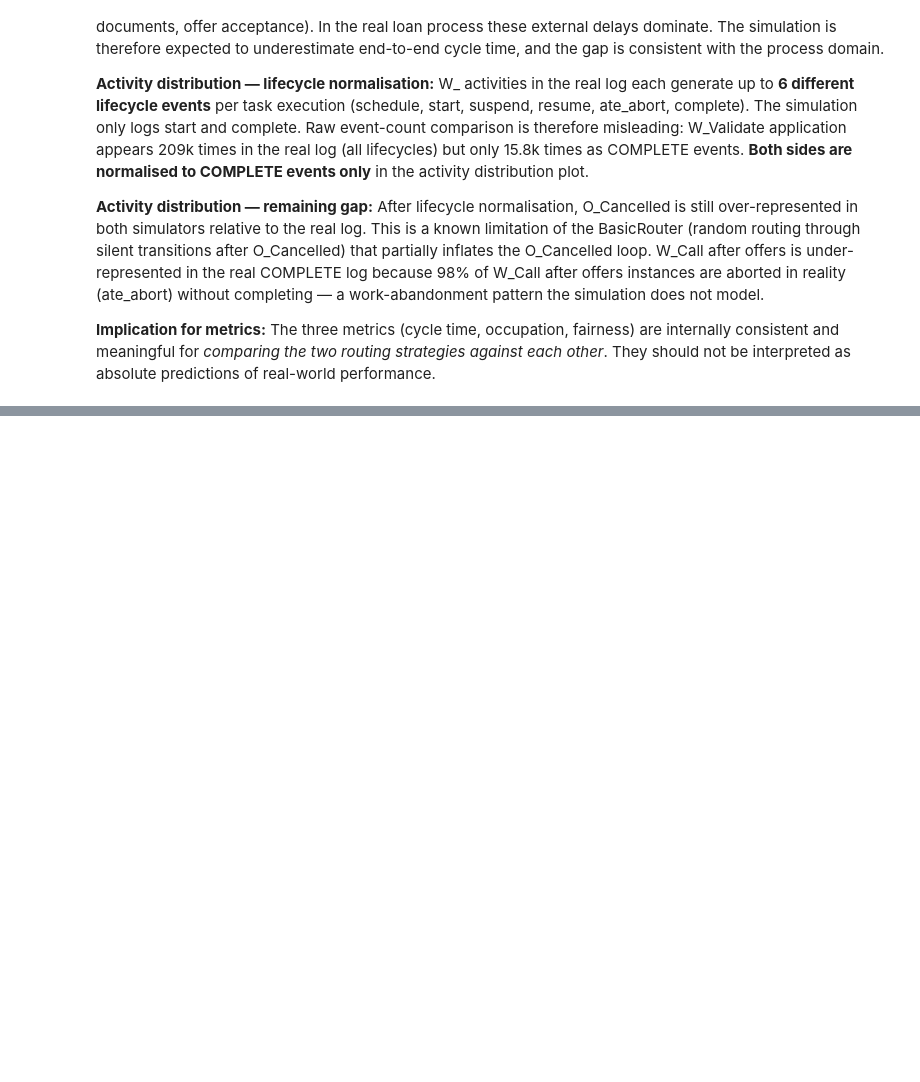
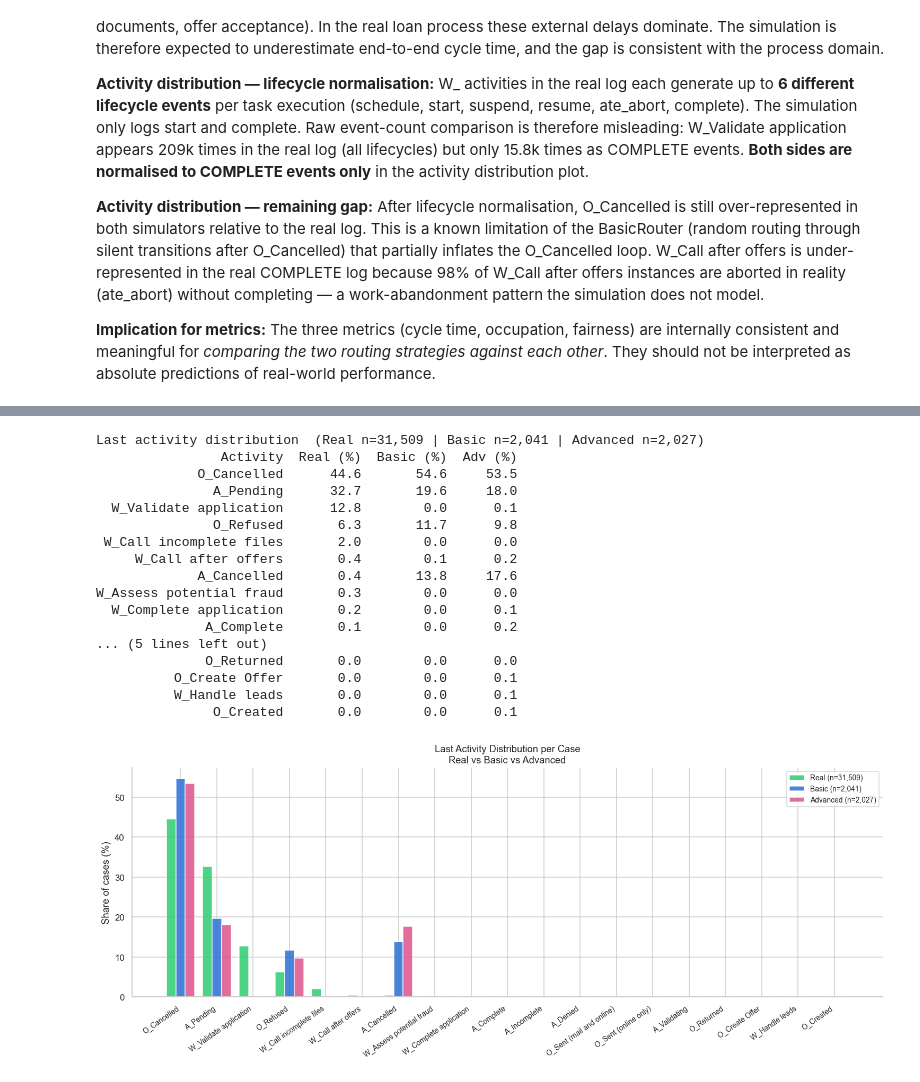
Before and after one commit to mbrieg/bppso-groupwork, a Jupyter notebook: simulation_evaluation/evaluation.ipynb, the cells around one changed output, grey strips where cells are left out. Drawn from its saved outputs; the diff is of its cells as text; code cells hidden in the pictures; blank space fills up the shorter version.

Commit message:
outcome distribution metric added

```diff
--- a/simulation_evaluation/evaluation.ipynb
+++ b/simulation_evaluation/evaluation.ipynb
@@ -774,0 +742,80 @@ Saved -> results/metric4_sla_compliance.png
+# %%
+# Last activity distribution — real log (all cases) vs Basic vs Advanced
+# Real log includes right-censored cases (workflow activities as last event)
+# which reveals how many cases were still in-flight when the log was cut off.
+
+def last_activity_dist(df):
+    last = (
+        df.sort_values('time:timestamp')
+          .groupby('case:concept:name')['concept:name']
+          .last()
+    )
+    return last.value_counts(normalize=True) * 100
+
+# Real log: filter to complete lifecycle events (as in validation section)
+real_complete = real_df.copy()
+if 'lifecycle:transition' in real_complete.columns:
+    real_complete = real_complete[real_complete['lifecycle:transition'].str.lower() == 'complete']
+
+real_last  = last_activity_dist(real_complete)
+basic_last = last_activity_dist(basic_log)
+adv_last   = last_activity_dist(advanced_log)
+
+n_real  = real_complete['case:concept:name'].nunique()
+n_basic = basic_log['case:concept:name'].nunique()
+n_adv   = advanced_log['case:concept:name'].nunique()
+
+# All activities sorted by real log frequency
+all_last_acts = sorted(
+    set(real_last.index) | set(basic_last.index) | set(adv_last.index),
+    key=lambda a: -real_last.get(a, 0)
+)
+
+df_last = pd.DataFrame({
+    'Activity':  all_last_acts,
+    'Real (%)':  [real_last.get(a, 0)  for a in all_last_acts],
+    'Basic (%)': [basic_last.get(a, 0) for a in all_last_acts],
+    'Adv (%)':   [adv_last.get(a, 0)   for a in all_last_acts],
+})
+print(f"Last activity distribution  (Real n={n_real:,} | Basic n={n_basic:,} | Advanced n={n_adv:,})")
+print(df_last.round(1).to_string(index=False))
+
+fig, ax = plt.subplots(figsize=(14, 6))
+x = np.arange(len(all_last_acts))
+w = 0.26
+ax.bar(x - w, [real_last.get(a, 0)  for a in all_last_acts], w,
+       label=f'Real (n={n_real:,})', color=REAL_COLOR, alpha=0.85)
+ax.bar(x,     [basic_last.get(a, 0) for a in all_last_acts], w,
+       label=f'Basic (n={n_basic:,})', color=COLORS['basic'], alpha=0.85)
+ax.bar(x + w, [adv_last.get(a, 0)   for a in all_last_acts], w,
+       label=f'Advanced (n={n_adv:,})', color=COLORS['advanced'], alpha=0.85)
+ax.set_xticks(x)
+ax.set_xticklabels(all_last_acts, rotation=35, ha='right', fontsize=9)
+ax.set_ylabel('Share of cases (%)')
+ax.set_title('Last Activity Distribution per Case\nReal vs Basic vs Advanced')
+ax.legend(fontsize=9)
+ax.spines['top'].set_visible(False)
+ax.spines['right'].set_visible(False)
+plt.tight_layout(pad=2.0)
+plt.savefig(RESULTS_DIR / 'metric4_last_activity_dist.png', dpi=150, bbox_inches='tight')
+plt.show()
+print('Saved -> results/metric4_last_activity_dist.png')
+# %% [output]
+Last activity distribution  (Real n=31,509 | Basic n=2,041 | Advanced n=2,027)
+                Activity  Real (%)  Basic (%)  Adv (%)
+             O_Cancelled      44.6       54.6     53.5
+               A_Pending      32.7       19.6     18.0
+  W_Validate application      12.8        0.0      0.1
+               O_Refused       6.3       11.7      9.8
+ W_Call incomplete files       2.0        0.0      0.0
+     W_Call after offers       0.4        0.1      0.2
+             A_Cancelled       0.4       13.8     17.6
+W_Assess potential fraud       0.3        0.0      0.0
+  W_Complete application       0.2        0.0      0.1
+              A_Complete       0.1        0.0      0.2
+... (5 lines left out)
+              O_Returned       0.0        0.0      0.0
+          O_Create Offer       0.0        0.0      0.1
+          W_Handle leads       0.0        0.0      0.1
+               O_Created       0.0        0.0      0.1
+[figure, added]
```
Also changed, not shown: parts of 18 cells of this notebook, 7 other files.
